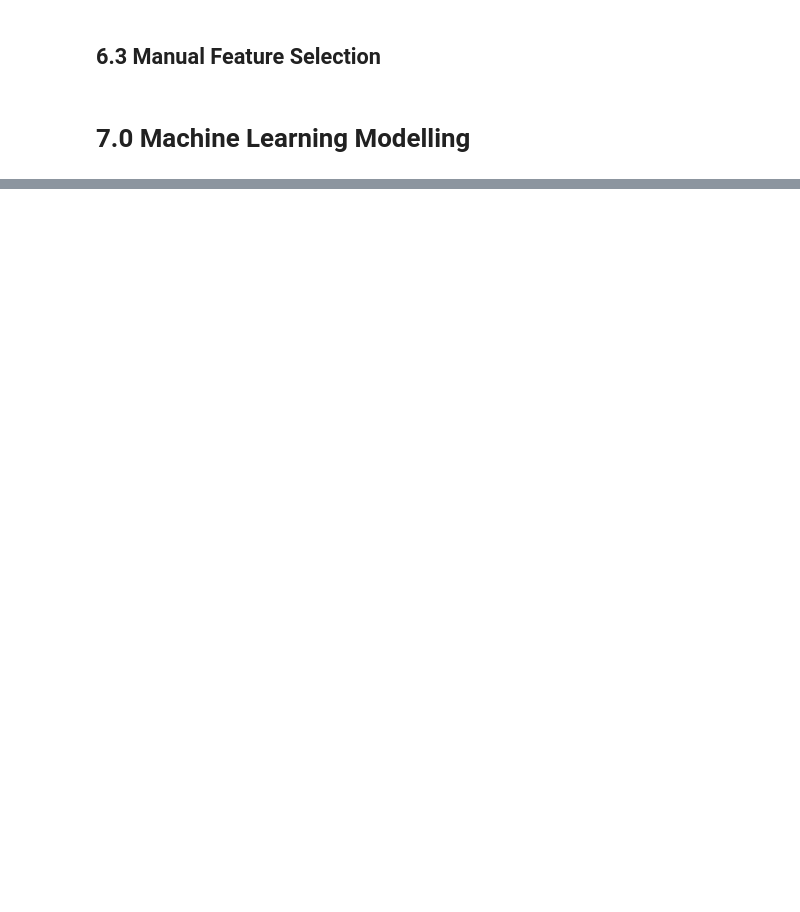
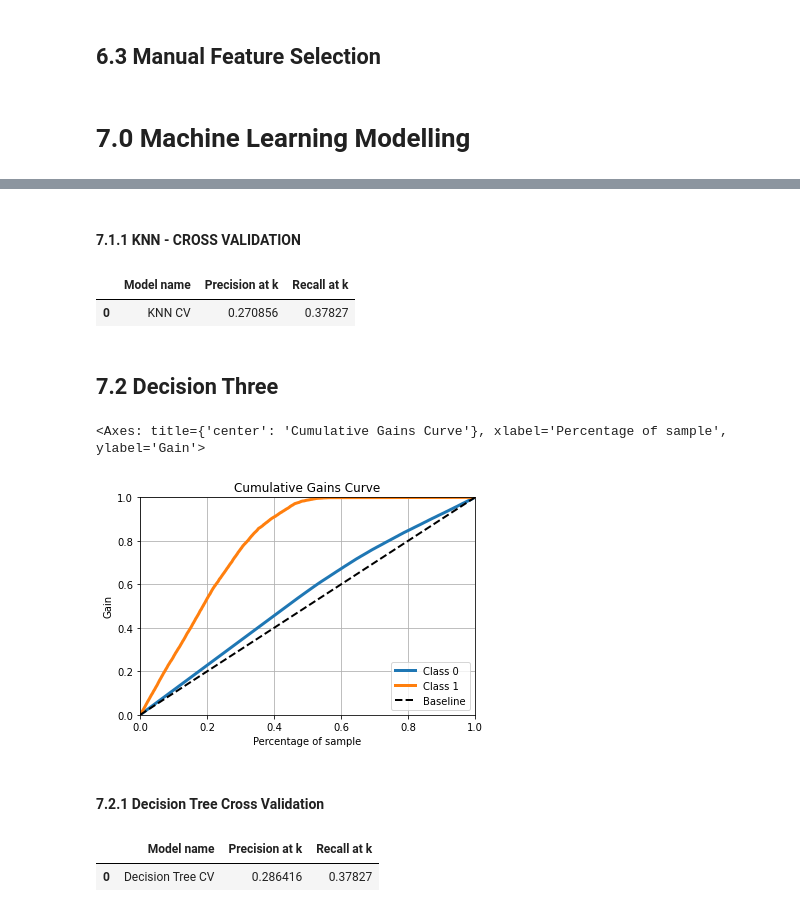
Before and after one commit to alexandrerod/health_insurance_cross_sell, a Jupyter notebook: notebooks/heath_insurance.ipynb, the cells around one changed output, grey strips where cells are left out. Saved outputs shown, nothing was run; the diff lists cells and outputs as text; code cells hidden in the pictures; blank space fills up the shorter version.

Commit message:
end of  cross validation

```diff
--- a/notebooks/heath_insurance.ipynb
+++ b/notebooks/heath_insurance.ipynb
@@ -590,0 +649,28 @@ x_test = X_test[cols_selected_boruta]
+# %% [markdown]
+#### 7.1.1 KNN - CROSS VALIDATION
+# %%
+knn_cv = cross_validation('KNN CV', knn, x_train,y_train, kfold=5)
+knn_cv
+# %% [output]
+|  | Model name | Precision at k | Recall at k |
+| 0 | KNN CV | 0.270856 | 0.37827 |
+# %% [markdown]
+## 7.2 Decision Three
+# %%
+model_tr = tr.DecisionTreeClassifier(max_depth=5)
+
+model_tr.fit(x_train, y_train)
+
+yhat_tr = model_tr.predict_proba(x_test)
+sktplt.metrics.plot_cumulative_gain(y_test, yhat_tr)
+# %% [output]
+<Axes: title={'center': 'Cumulative Gains Curve'}, xlabel='Percentage of sample', ylabel='Gain'>
+[figure, added]
+# %% [markdown]
+#### 7.2.1 Decision Tree Cross Validation
+# %%
+tr_cv = cross_validation('Decision Tree CV', model_tr, x_train, y_train, kfold=5)
+tr_cv
+# %% [output]
+|  | Model name | Precision at k | Recall at k |
+| 0 | Decision Tree CV | 0.286416 | 0.37827 |
```
Also changed, not shown: parts of 35 cells of this notebook, 5 other files.
